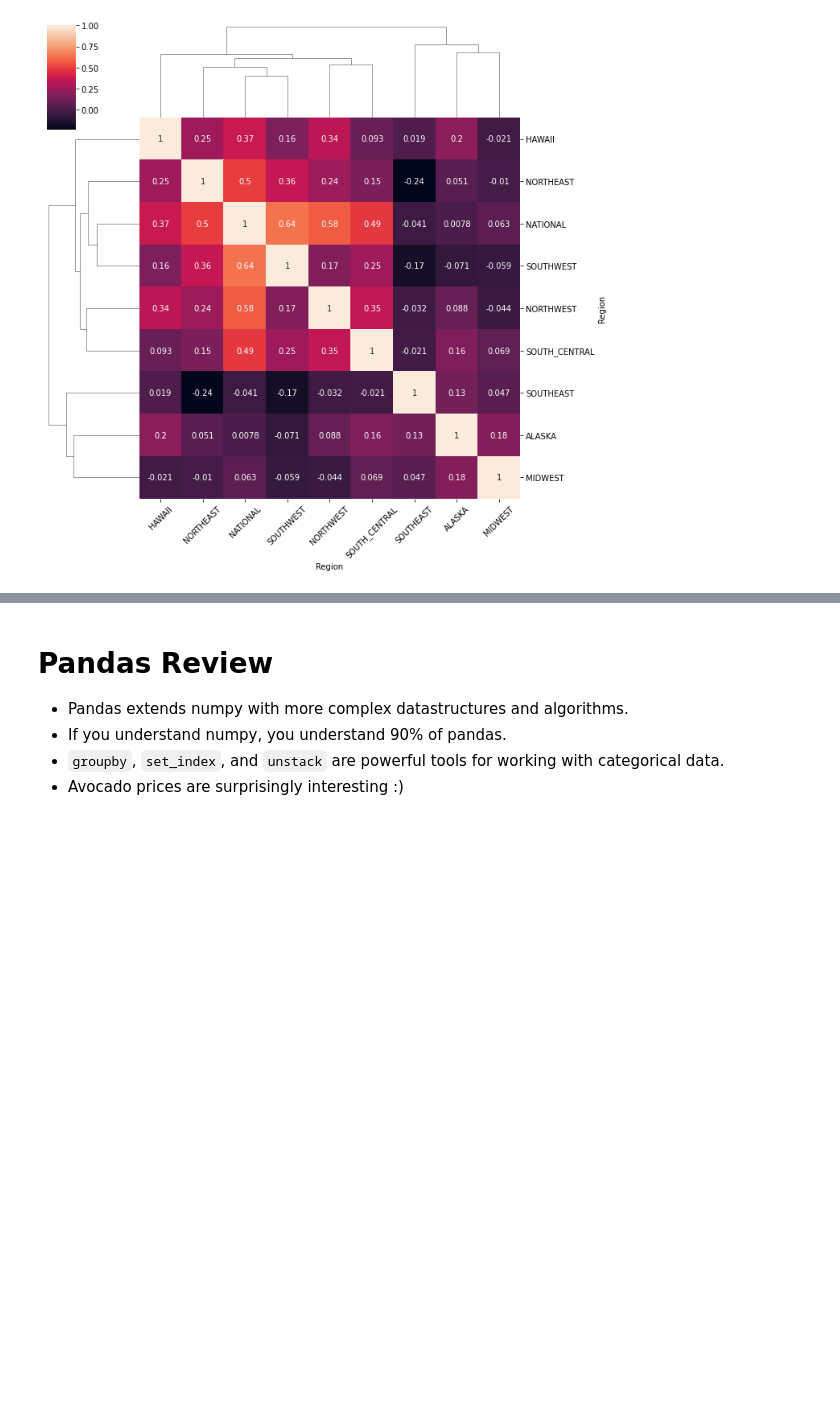
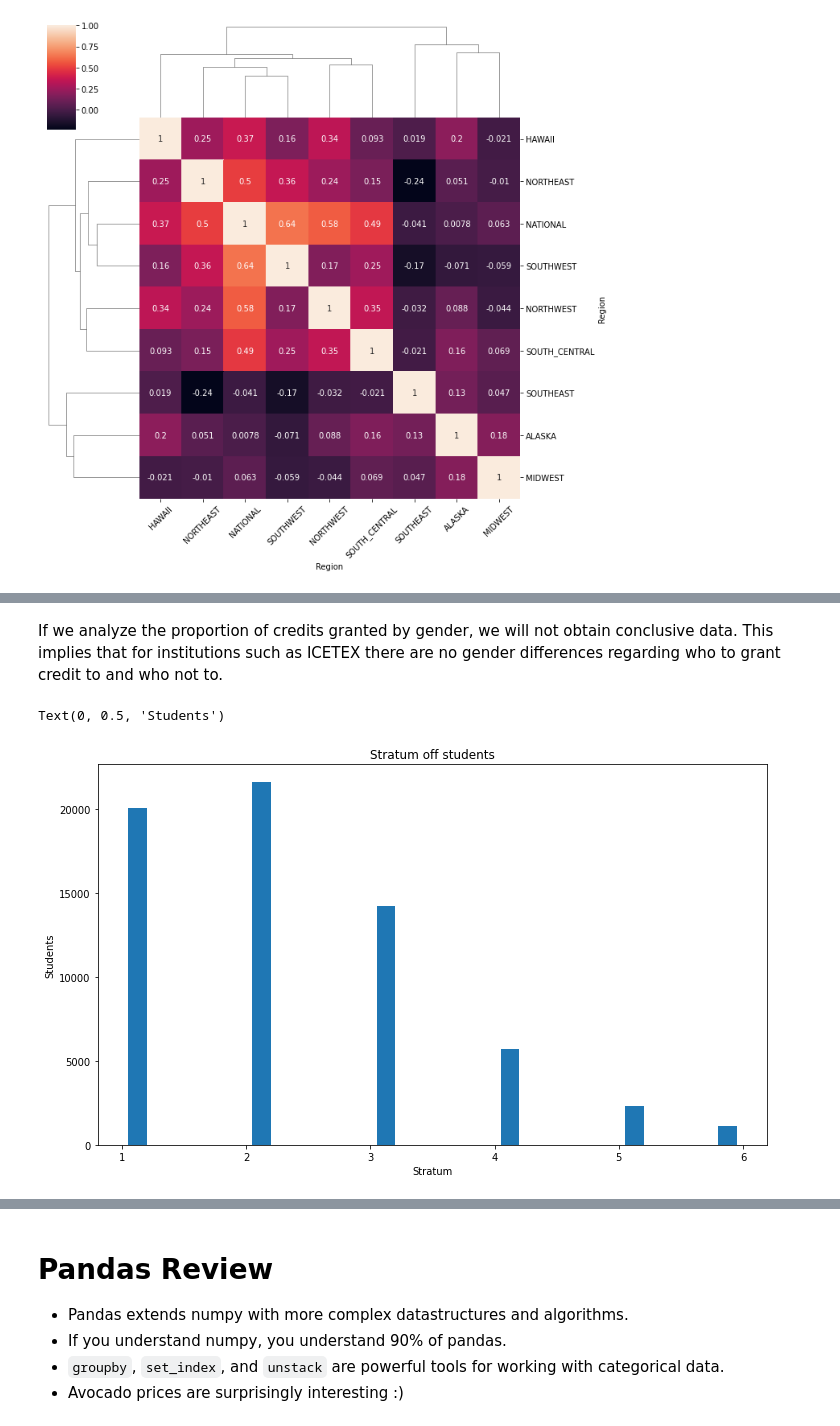
Before and after one commit to slondonoq/AlgorithmsUN2022II, a Jupyter notebook: Lab2/slondonoq_Lab2.ipynb, the cells around one changed output, grey strips where cells are left out. Cells and saved outputs as stored; diff of their text form; code cells hidden in the pictures; blank space fills up the shorter version.

```diff
--- a/Lab2/slondonoq_Lab2.ipynb
+++ b/Lab2/slondonoq_Lab2.ipynb
@@ -1636,0 +1541,11 @@ ax.set_xticklabels(ax.get_xticklabels(), rotation=45);
+# %% [markdown]
+If we analyze the proportion of credits granted by gender, we will not obtain conclusive data. This implies that for institutions such as ICETEX there are no gender differences regarding who to grant credit to and who not to.
+# %%
+stratum = ICETEX['ESTRATO SOCIOECONÓMICO']
+plt.hist(stratum, bins=20, rwidth=.6)
+plt.title('Stratum off students')
+plt.xlabel('Stratum')
+plt.ylabel('Students')
+# %% [output]
+Text(0, 0.5, 'Students')
+[figure, added]
```
Also changed, not shown: parts of 74 cells of this notebook.
